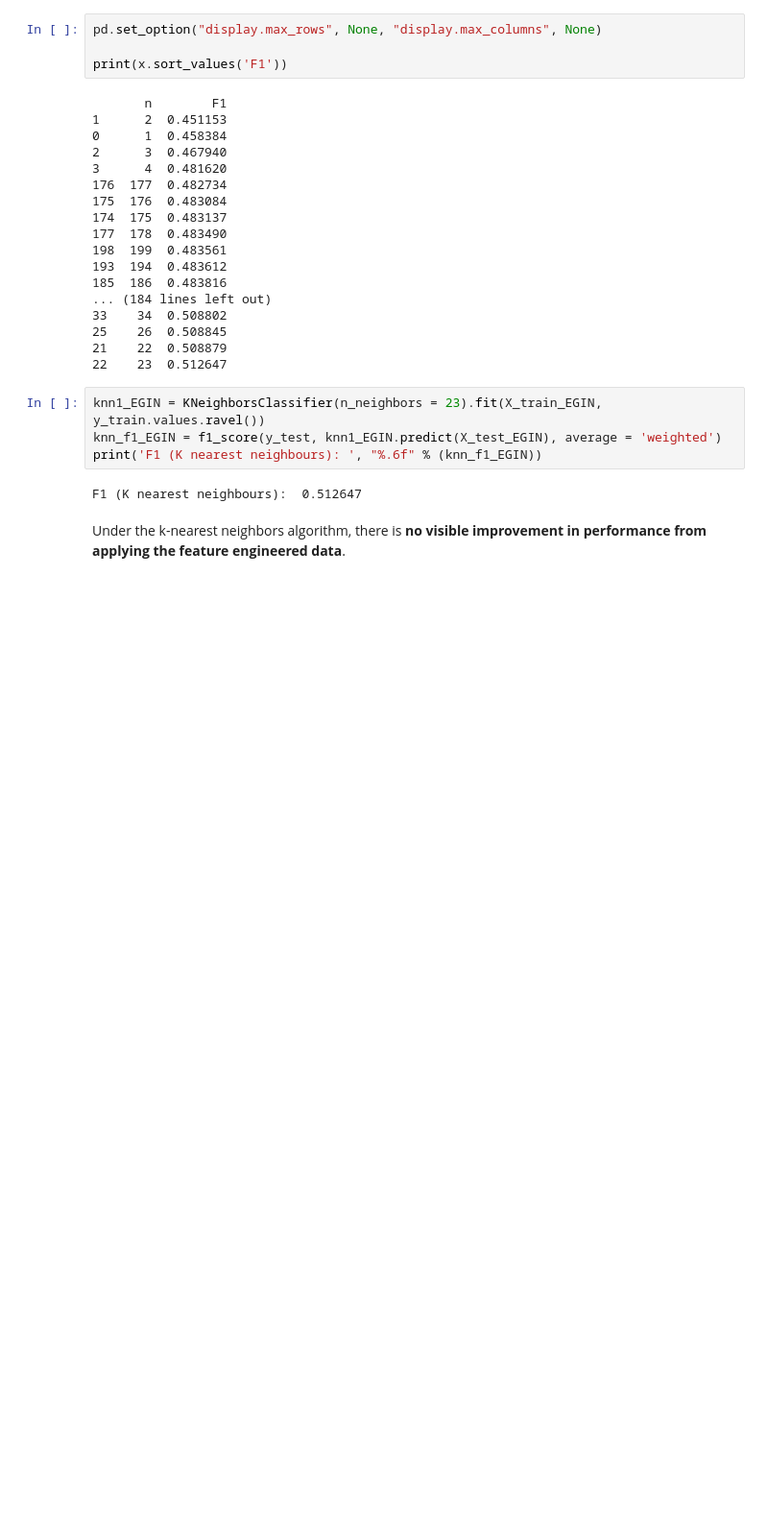
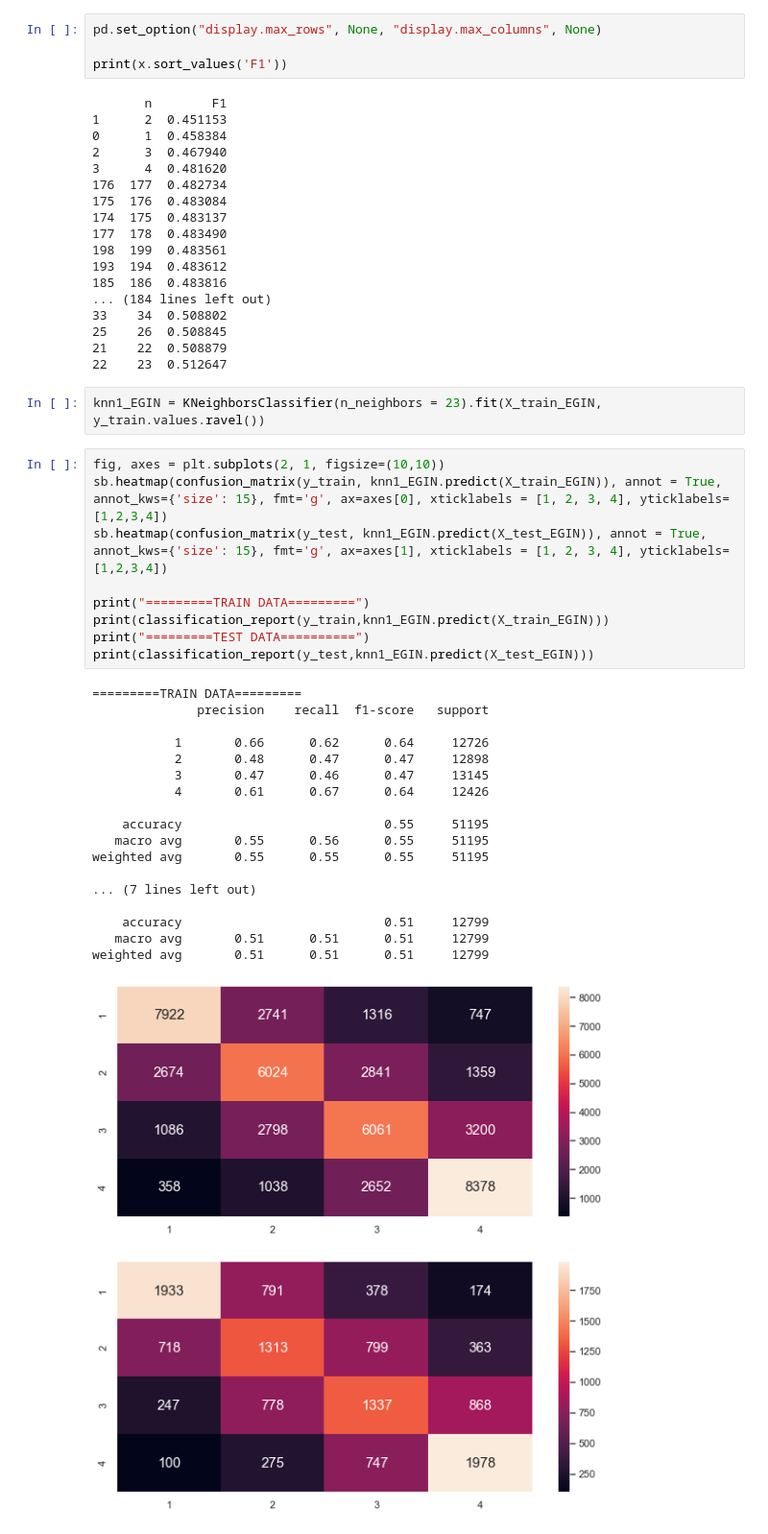
Before and after one commit to auglxw/Multi-Class-Income-Classification, a Jupyter notebook: ML_K nearest Neighbors.ipynb, the cells around one changed output. Shown at 96% size. Drawn from its saved outputs; the diff is of its cells as text; blank space fills up the shorter version.

```diff
--- a/ML_K nearest Neighbors.ipynb
+++ b/ML_K nearest Neighbors.ipynb
@@ -210,9 +273,31 @@ print(x.sort_values('F1'))
 22    23  0.512647
 # %%
 knn1_EGIN = KNeighborsClassifier(n_neighbors = 23).fit(X_train_EGIN, y_train.values.ravel())
-knn_f1_EGIN = f1_score(y_test, knn1_EGIN.predict(X_test_EGIN), average = 'weighted')
-print('F1 (K nearest neighbours): ', "%.6f" % (knn_f1_EGIN))
-# %% [output]
-F1 (K nearest neighbours):  0.512647
-# %% [markdown]
-Under the k-nearest neighbors algorithm, there is **no visible improvement in performance from applying the feature engineered data**.
+# %%
+fig, axes = plt.subplots(2, 1, figsize=(10,10))
+sb.heatmap(confusion_matrix(y_train, knn1_EGIN.predict(X_train_EGIN)), annot = True, annot_kws={'size': 15}, fmt='g', ax=axes[0], xticklabels = [1, 2, 3, 4], yticklabels=[1,2,3,4])
+sb.heatmap(confusion_matrix(y_test, knn1_EGIN.predict(X_test_EGIN)), annot = True, annot_kws={'size': 15}, fmt='g', ax=axes[1], xticklabels = [1, 2, 3, 4], yticklabels=[1,2,3,4])
+
+print("=========TRAIN DATA=========")
+print(classification_report(y_train,knn1_EGIN.predict(X_train_EGIN)))
+print("=========TEST DATA==========")
+print(classification_report(y_test,knn1_EGIN.predict(X_test_EGIN)))
+# %% [output]
+=========TRAIN DATA=========
+              precision    recall  f1-score   support
+
+           1       0.66      0.62      0.64     12726
+           2       0.48      0.47      0.47     12898
+           3       0.47      0.46      0.47     13145
+           4       0.61      0.67      0.64     12426
+
+    accuracy                           0.55     51195
+   macro avg       0.55      0.56      0.55     51195
+weighted avg       0.55      0.55      0.55     51195
+
+... (7 lines left out)
+
+    accuracy                           0.51     12799
+   macro avg       0.51      0.51      0.51     12799
+weighted avg       0.51      0.51      0.51     12799
+[figure, added]
```
Also changed, not shown: parts of 25 cells of this notebook.
